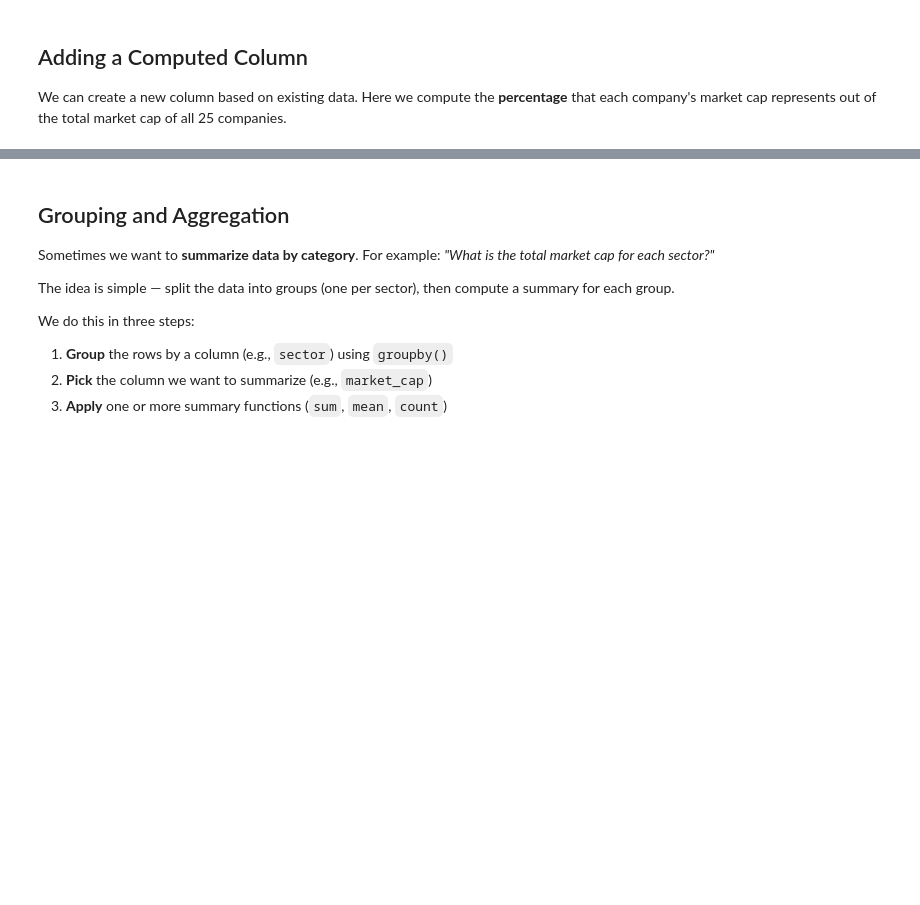
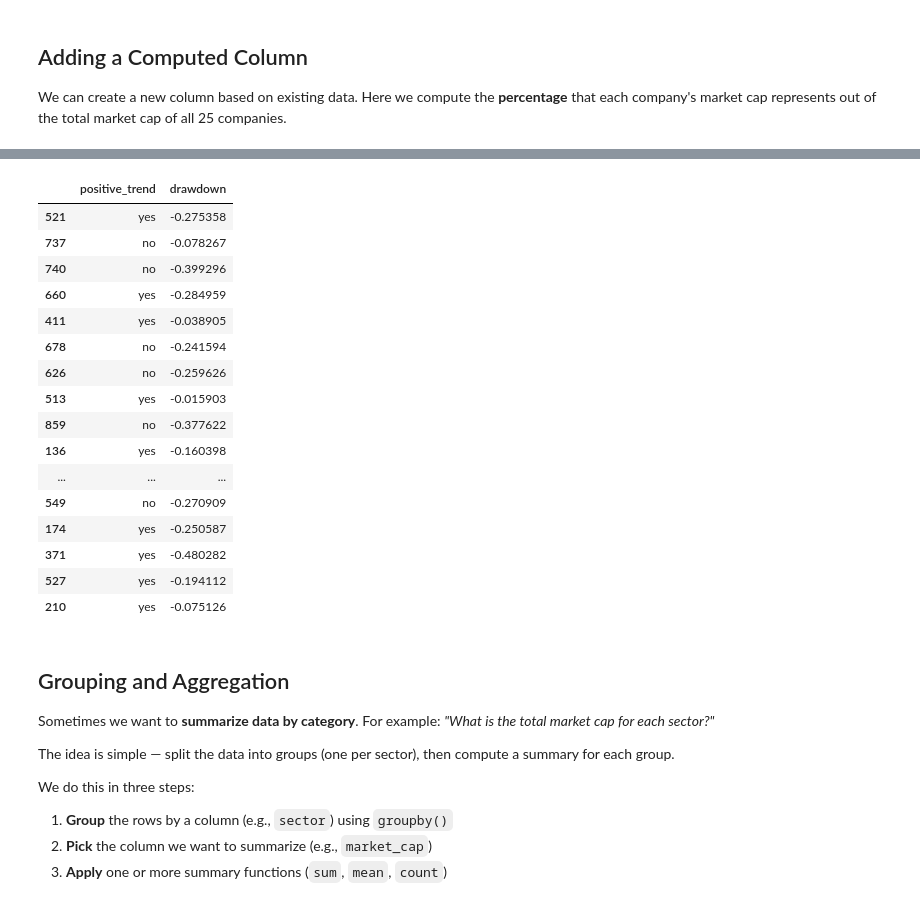
Before and after one commit to okjhonny/G_A, a Jupyter notebook: DF_basic.ipynb, the cells around one changed output, grey strips where cells are left out. Cells and saved outputs as stored; diff of their text form; code cells hidden in the pictures; blank space fills up the shorter version.

```diff
--- a/DF_basic.ipynb
+++ b/DF_basic.ipynb
@@ -252,3 +384,40 @@ df_sample[['positive_trend', 'drawdown']]
+# %%
+# Build a new categorical variable that tell us if the stock is in a ascending trend or otherwise
+df_sample = df.sample(25, random_state=42)
+
+# Keep only the  columns we need
+df_categorical = df_sample[['symbol', 'market_cap', 'sector', 'fifty_day_average', 'two_hundred_day_avg', 'current_price', 'fifty_two_week_high']]
+
+
+#build a new categorical variable that tell us if the stock is in a ascending trend or otherwise
+df_categorical['positive_trend'] = [
+    'yes' if (fifty / two_hundred) > 1 else 'no'
+    for fifty, two_hundred in zip(df_sample['fifty_day_average'], df_sample['two_hundred_day_avg'])
+]
+
+# --- Add Distanza dai Massimi Annuali (Drawdown) ---
+# Evaluate the percentage of the distance between the current price and the annual maximum of the stock
+df_categorical['drawdown'] = (df_categorical['current_price'] - df_categorical['fifty_two_week_high']) / df_categorical['fifty_two_week_high']
+
+df_categorical[['positive_trend', 'drawdown']]
+# %% [output]
+|  | positive_trend | drawdown |
+| 521 | yes | -0.275358 |
+| 737 | no | -0.078267 |
+| 740 | no | -0.399296 |
+| 660 | yes | -0.284959 |
+| 411 | yes | -0.038905 |
+| 678 | no | -0.241594 |
+| 626 | no | -0.259626 |
+| 513 | yes | -0.015903 |
+| 859 | no | -0.377622 |
+| 136 | yes | -0.160398 |
+| ... | ... | ... |
+| 549 | no | -0.270909 |
+| 174 | yes | -0.250587 |
+| 371 | yes | -0.480282 |
+| 527 | yes | -0.194112 |
+| 210 | yes | -0.075126 |
 # %% [markdown]
 ## Grouping and Aggregation
 
```
Also changed, not shown: parts of 7 cells of this notebook.
